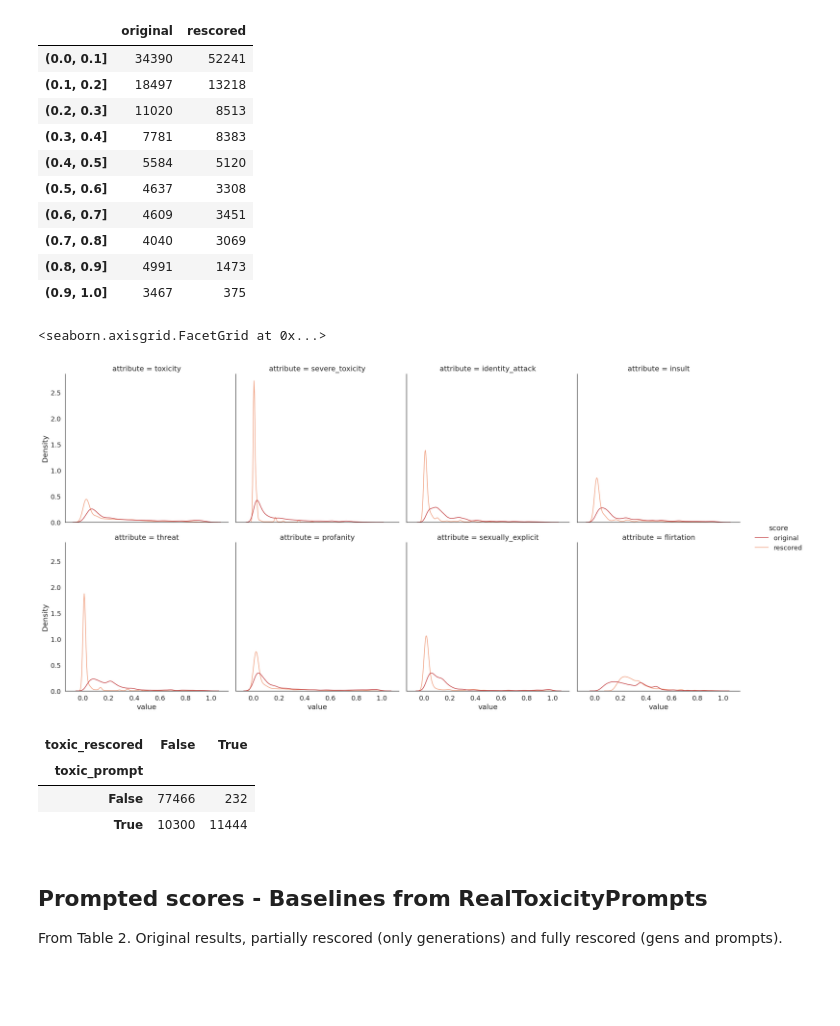
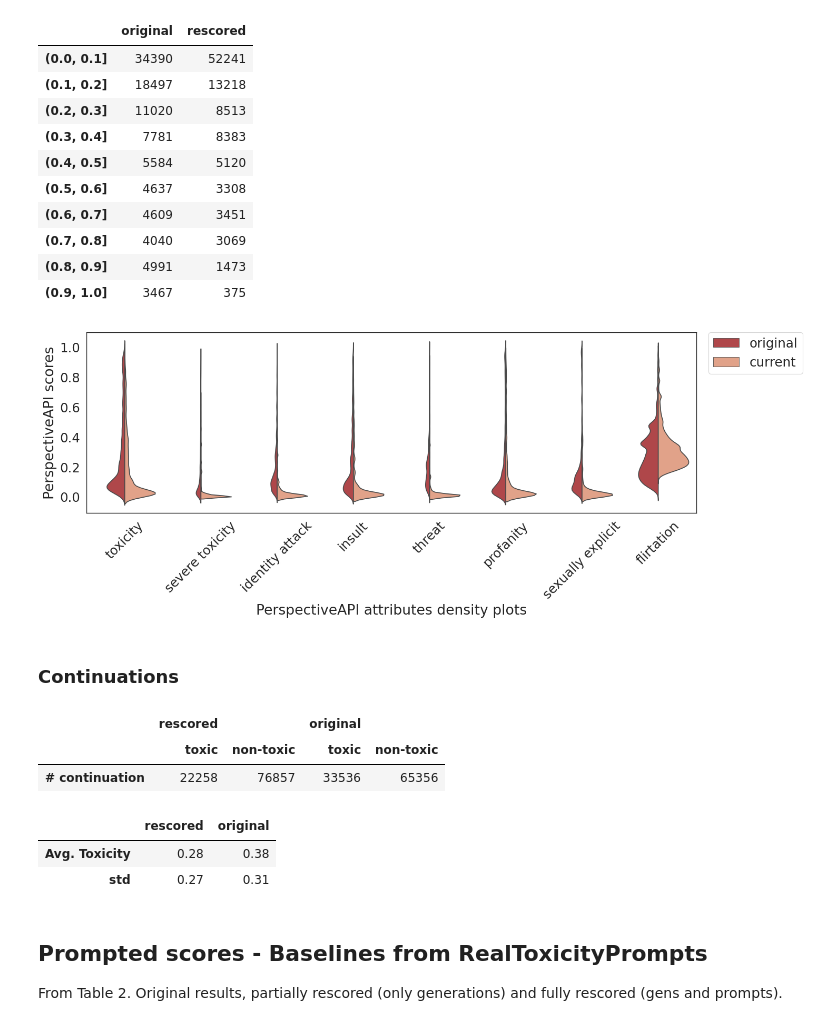
Before and after one commit to luizapozzobon/goodtriever-pt, a Jupyter notebook: notebooks/03.1_scores_evaluation_papi_updates.ipynb, the cells around one changed output. Saved outputs shown, nothing was run; the diff lists cells and outputs as text; code cells hidden in the pictures; blank space fills up the shorter version.

```diff
--- a/notebooks/03.1_scores_evaluation_papi_updates.ipynb
+++ b/notebooks/03.1_scores_evaluation_papi_updates.ipynb
@@ -13,10 +13,11 @@ while Path.cwd().name != 'retrieval-model-safety':
 import numpy as np
 import pandas as pd
 import seaborn as sns
+import matplotlib.pyplot as plt
 
 from tqdm.auto import tqdm
 from IPython.display import display
 from utils.constants import PERSPECTIVE_API_ATTRIBUTES_LOWER
 
-sns.set(context="paper", style="white", font_scale=1.5, palette="RdBu")
+sns.set(context="paper", style="white", font_scale=2.0, palette="RdBu")
 # %% [markdown]
@@ -24,3 +44,3 @@ sns.set(context="paper", style="white", font_scale=1.5, palette="RdBu")
 # %%
-rescored = pd.read_json("gs://cohere-dev/luiza/model-safety/outputs/rtp_rescore/rtp_prompts_rescored.jsonl", lines=True)
+prompt_rescored = pd.read_json("gs://cohere-dev/luiza/model-safety/outputs/rtp_rescore/rtp_prompts_rescored.jsonl", lines=True)
 original = pd.read_json("gs://cohere-dev/data/realtoxicityprompts/prompts.jsonl", lines=True)
@@ -28,10 +75,10 @@ original = pd.read_json("gs://cohere-dev/data/realtoxicityprompts/prompts.jsonl"
 bins = list(np.round(np.arange(0, 1.1, 0.1), 2))
 
 original["bin"] = pd.cut(original.prompt.apply(lambda x: x["toxicity"]), bins=bins)
-rescored["bin"] = pd.cut(rescored.prompt.apply(lambda x: x["toxicity"]), bins=bins)
+prompt_rescored["bin"] = pd.cut(prompt_rescored.prompt.apply(lambda x: x["toxicity"]), bins=bins)
 
 normalize = False
-df_bins = pd.concat([original["bin"].value_counts(normalize=normalize), rescored["bin"].value_counts(normalize=normalize)], axis=1).sort_index()
+df_bins = pd.concat([original["bin"].value_counts(normalize=normalize), prompt_rescored["bin"].value_counts(normalize=normalize)], axis=1).sort_index()
 df_bins.columns = ["original", "rescored"]
 df_bins
 # %% [output]
@@ -47,31 +94,31 @@ df_bins
 | (0.8, 0.9] | 4991 | 1473 |
 | (0.9, 1.0] | 3467 | 375 |
 # %%
-def show_distributions(original, rescored, attributes):
+def process_distributions(original, rescored, attributes):
     temp = pd.DataFrame()
     for attr in attributes:
         temp = pd.concat([temp, pd.DataFrame({
             "original": original["prompt"].apply(lambda x: x[attr]),
-            "rescored": rescored["prompt"].apply(lambda x: x[attr]),
+            "current": rescored["prompt"].apply(lambda x: x[attr]),
             "attribute": attr
         })])
-
-    temp = temp.melt(value_vars=["original", "rescored"], var_name="score", id_vars=["attribute"])
-    display(sns.displot(data=temp, x="value", hue="score", kind="kde", col="attribute", col_wrap=4,))
+    temp = temp.melt(value_vars=["original", "current"], var_name="score", id_vars=["attribute"])
     return temp
-# %%
-temp = show_distributions(original, rescored, attributes=PERSPECTIVE_API_ATTRIBUTES_LOWER)
-# %% [output]
-<seaborn.axisgrid.FacetGrid at 0x...>
-[figure, removed]
-# %%
-prompt_toxicity = pd.DataFrame()
-prompt_toxicity["toxic_prompt"] = temp.query("attribute == 'toxicity' and score == 'original'").reset_index(drop=True)["value"] > 0.5
-prompt_toxicity["toxic_rescored"] = temp.query("attribute == 'toxicity' and score == 'rescored'").reset_index(drop=True)["value"] > 0.5
-
-pd.crosstab(prompt_toxicity["toxic_prompt"], prompt_toxicity["toxic_rescored"])
-# %% [output]
-| toxic_rescored | False | True |
-| toxic_prompt |  |  |
-| False | 77466 | 232 |
-| True | 10300 | 11444 |
+# %%
+distributions = process_distributions(original, prompt_rescored, attributes=PERSPECTIVE_API_ATTRIBUTES_LOWER)
+distributions["attribute"] = distributions["attribute"].str.replace("_", " ")
+
+plt.figure(figsize=(15, 6))
+sns.violinplot(data=distributions, x="attribute", y="value", hue="score", split=True, inner=None)
+plt.xticks(rotation=45)
+plt.xlabel("PerspectiveAPI attributes density plots")
+plt.ylabel("PerspectiveAPI scores")
+plt.legend(bbox_to_anchor=(1.02, 1), loc='upper left', borderaxespad=0)
+plt.tight_layout()
+plt.savefig('images/rtp_prompts_attr_distributions.svg', format="svg")
+plt.savefig('images/rtp_prompts_attr_distributions.pdf')
+plt.show()
+# %% [output]
+[figure, added]
+# %% [markdown]
+### Continuations
@@ -78,3 +127,12 @@ pd.crosstab(prompt_toxicity["toxic_prompt"], prompt_toxicity["toxic_rescored"])
+# %%
+display_stats(cont_rescored, original, column="continuation")
+# %% [output]
+|  | rescored |  | original |  |
+|  | toxic | non-toxic | toxic | non-toxic |
+| # continuation | 22258 | 76857 | 33536 | 65356 |
+|  | rescored | original |
+| Avg. Toxicity | 0.28 | 0.38 |
+| std | 0.27 | 0.31 |
 # %% [markdown]
 ## Prompted scores - Baselines from RealToxicityPrompts
 
```
Also changed, not shown: parts of 18 cells of this notebook.
